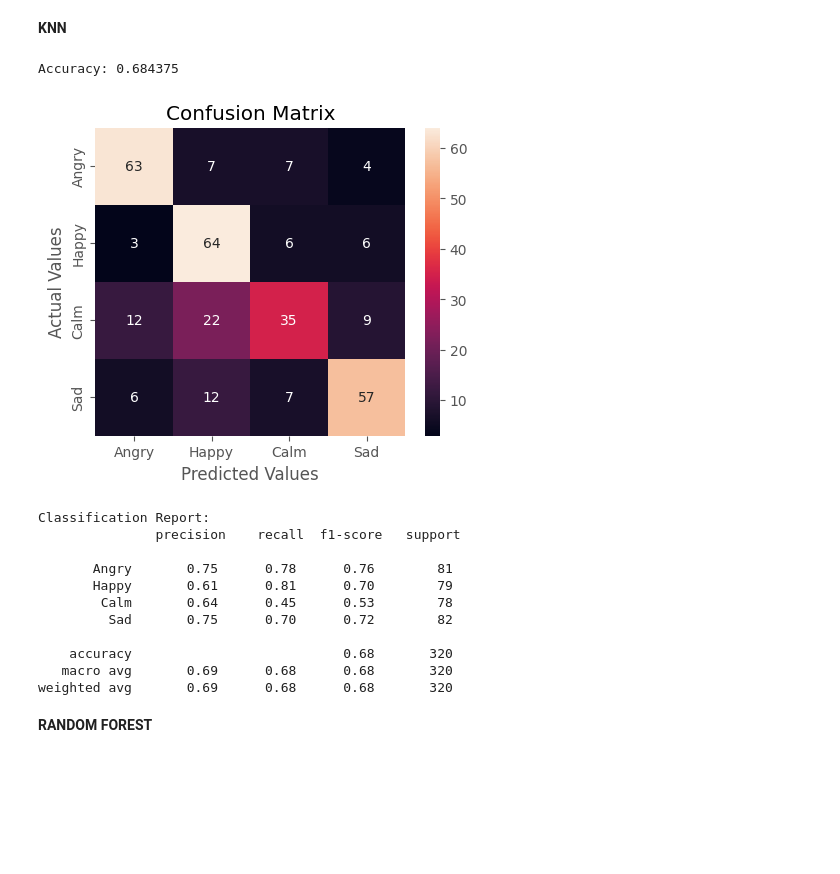
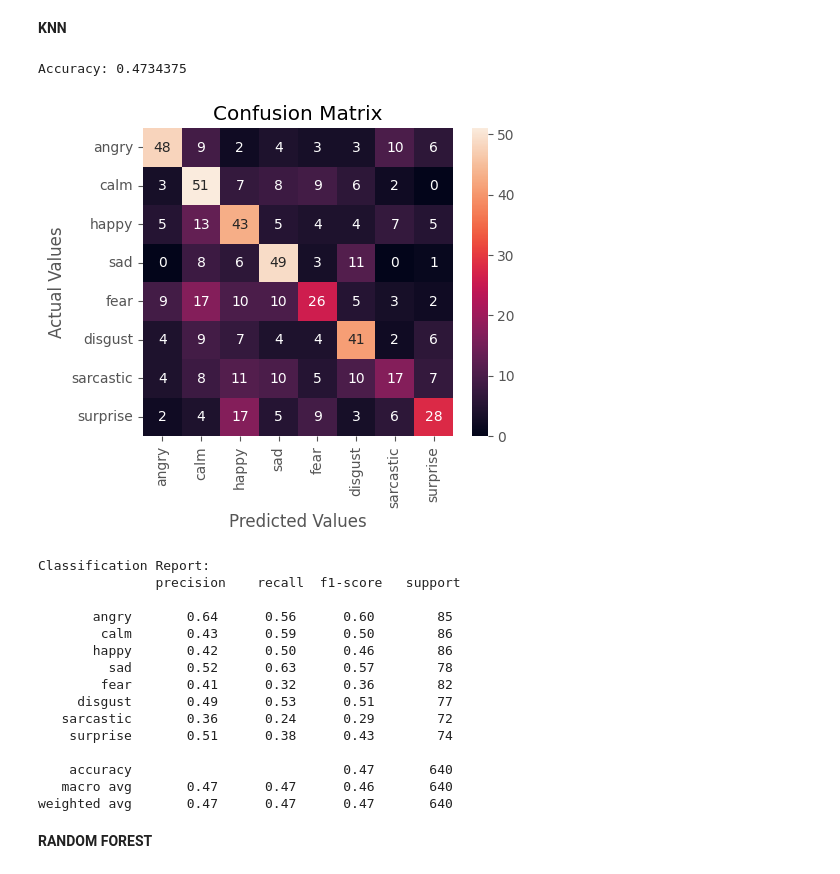
Before and after one commit to MrTejas/Emotion-preserving-SSMT, a Jupyter notebook: ESR/hindiser-5model.ipynb, the cells around one changed output. Cells and saved outputs as stored; diff of their text form; code cells hidden in the pictures; blank space fills up the shorter version.

Commit message:
Added 4 more emotions

```diff
--- a/ESR/hindiser-5model.ipynb
+++ b/ESR/hindiser-5model.ipynb
@@ -115,7 +115,11 @@ int2emotion_new = {
     "anger": "angry",
     "sad": "sad",
     "happy": "happy",
-    "neutral": "calm"
+    "neutral": "calm",
+    "fear": "fear",
+    "disgust": "disgust",
+    "sarcastic": "sarcastic",
+    "surprise": "surprise"
 }
 
 # we allow only these four emotions
@@ -376,47 +403,53 @@ from sklearn.neighbors import KNeighborsClassifier
 import seaborn as sns
 import matplotlib.pyplot as plt
 import pandas as pd
 
 # Assuming X_train_new, y_train_new, X_test_new, and y_test_new are defined for the new dataset
 
 # Training a KNN classifier
 knn = KNeighborsClassifier(n_neighbors=7).fit(X_train_new, y_train_new)
 
 # Accuracy on X_test_new
 accuracy = knn.score(X_test_new, y_test_new)
 print("Accuracy:", accuracy)
 
 # Creating a confusion matrix
 knn_predictions = knn.predict(X_test_new)
 cmm = confusion_matrix(y_test_new, knn_predictions)
 
 # Printing confusion matrix
-emotions = ["Angry", "Happy", "Calm", "Sad"]
+# emotions = ["Angry", "Happy", "Calm", "Sad"]
+emotions = ["angry", "calm", "happy", "sad", "fear", "disgust", "sarcastic", "surprise"]
+
 cm_df = pd.DataFrame(cmm, index=emotions, columns=emotions)
 plt.figure(figsize=(5, 4))
 sns.heatmap(cm_df, annot=True)
 plt.title('Confusion Matrix')
 plt.ylabel('Actual Values')
 plt.xlabel('Predicted Values')
 plt.show()
 
 # Printing classification report
 report = classification_report(y_test_new, knn_predictions, target_names=emotions)
 print("Classification Report:\n", report)
 # %% [output]
-Accuracy: 0.684375
+Accuracy: 0.4734375
-[figure, old version]
+[figure, new version]
 Classification Report:
                precision    recall  f1-score   support
 
-       Angry       0.75      0.78      0.76        81
-       Happy       0.61      0.81      0.70        79
-        Calm       0.64      0.45      0.53        78
-         Sad       0.75      0.70      0.72        82
+       angry       0.64      0.56      0.60        85
+        calm       0.43      0.59      0.50        86
+       happy       0.42      0.50      0.46        86
+         sad       0.52      0.63      0.57        78
+        fear       0.41      0.32      0.36        82
+     disgust       0.49      0.53      0.51        77
+   sarcastic       0.36      0.24      0.29        72
+    surprise       0.51      0.38      0.43        74
 
-    accuracy                           0.68       320
-   macro avg       0.69      0.68      0.68       320
-weighted avg       0.69      0.68      0.68       320
+    accuracy                           0.47       640
+   macro avg       0.47      0.47      0.46       640
+weighted avg       0.47      0.47      0.47       640
 # %% [markdown]
 **RANDOM FOREST**
 # %%
```
Also changed, not shown: parts of 7 cells of this notebook.
